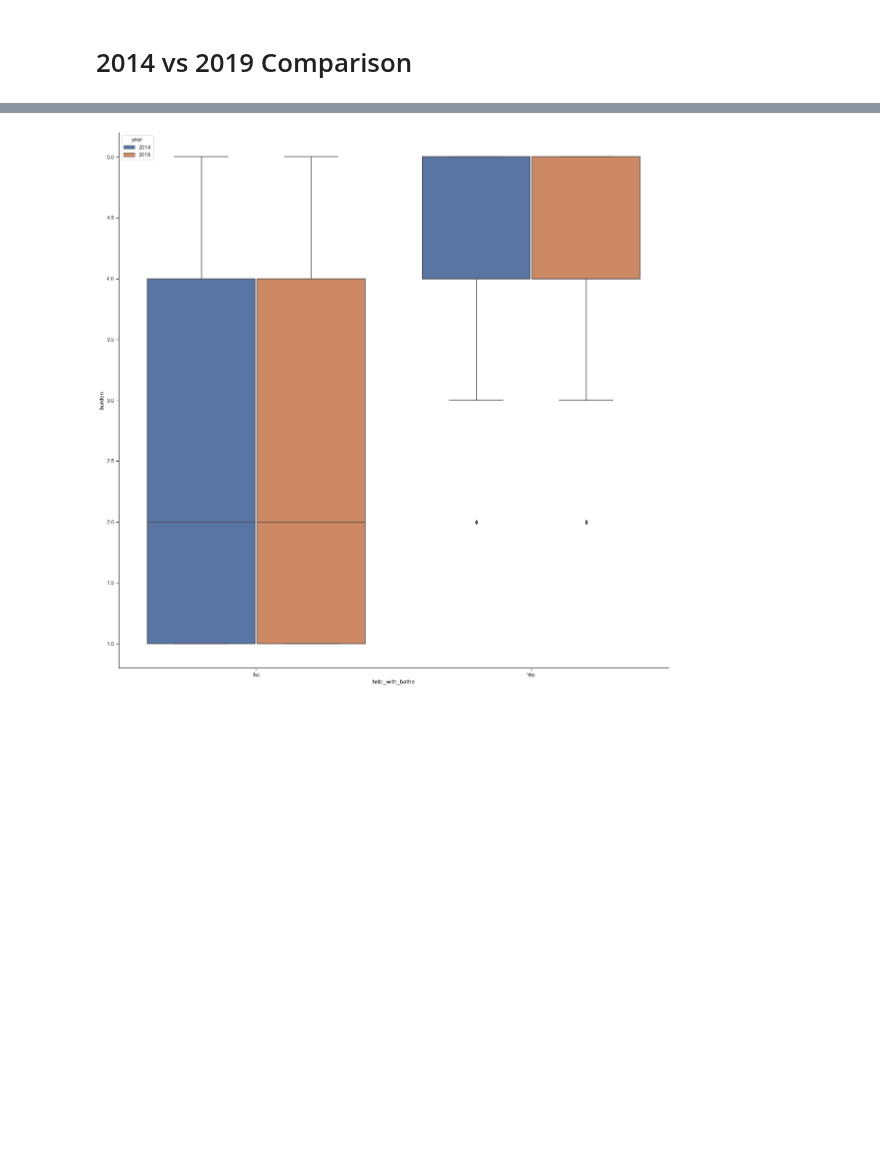
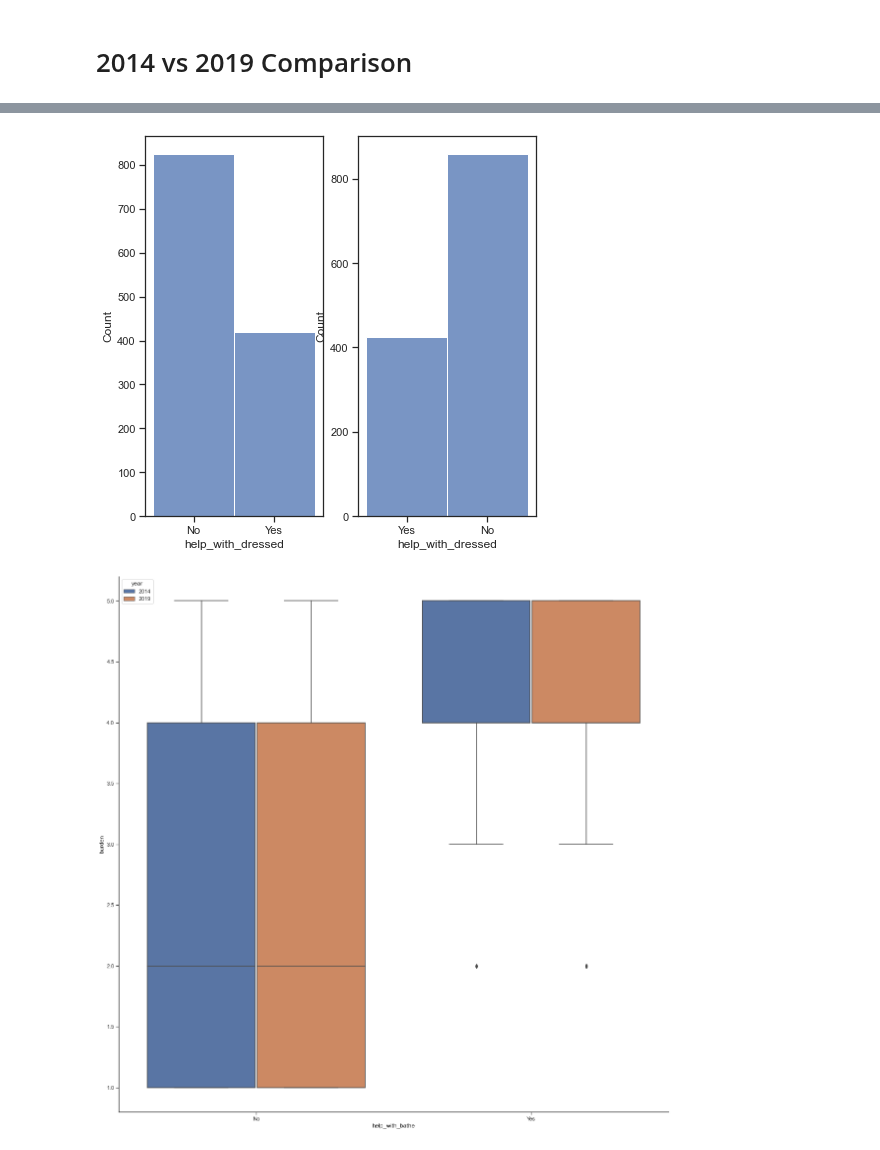
Before and after one commit to woonsupkim/BurdenofCare, a Jupyter notebook: burden.ipynb, the cells around one changed output, grey strips where cells are left out. Drawn from its saved outputs; the diff is of its cells as text; code cells hidden in the pictures; blank space fills up the shorter version.

```diff
--- a/burden.ipynb
+++ b/burden.ipynb
@@ -380,3 +401,12 @@ memory usage: 335.9+ KB
+# %%
+fig, axs = plt.subplots(1, 2, figsize=(7, 7))
+
+sns.histplot(data=data_2015, x="help_with_dressed", ax=axs[0])
+sns.histplot(data=data_2020, x="help_with_dressed", ax=axs[1])
+
+plt.show()
+# %% [output]
+[figure, added]
 # %%
 sns.set_style('ticks')
 fig, ax = plt.subplots()
```
Also changed, not shown: parts of 5 cells of this notebook.
